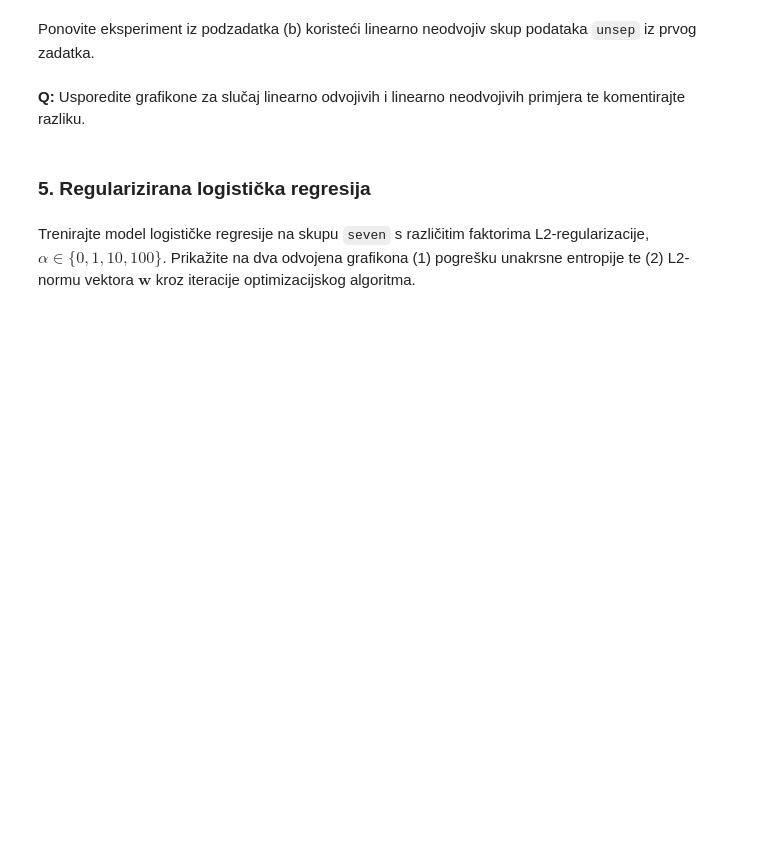
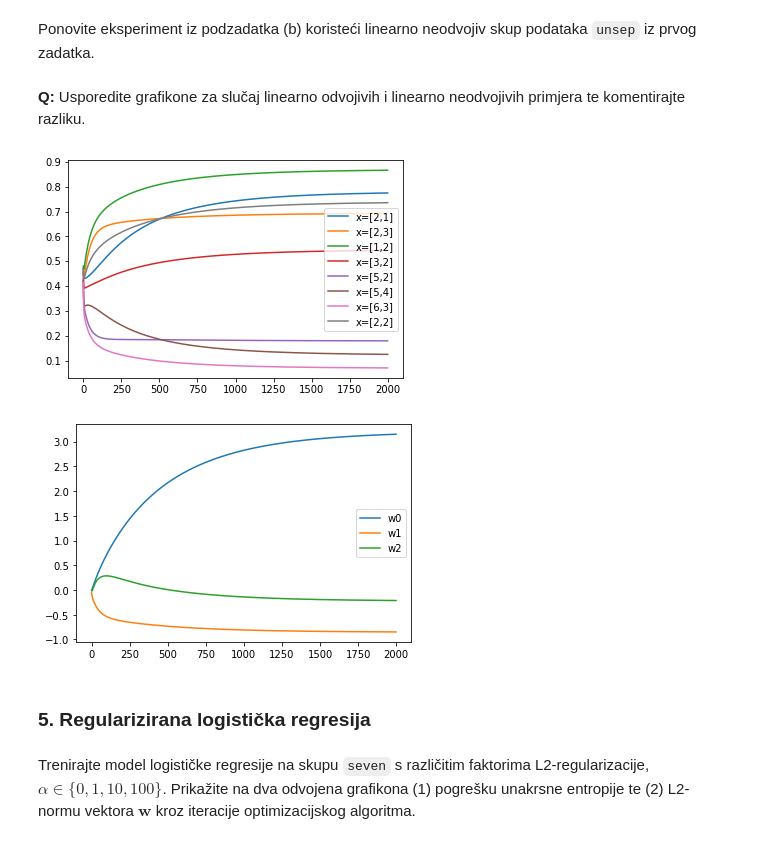
Before and after one commit to mislavivancic/machine-learning-homeworks, a Jupyter notebook: Lab2/SU-2019-LAB02-LDM-LR.ipynb, the cells around one changed output. Drawn from its saved outputs; the diff is of its cells as text; code cells hidden in the pictures; blank space fills up the shorter version.

```diff
--- a/Lab2/SU-2019-LAB02-LDM-LR.ipynb
+++ b/Lab2/SU-2019-LAB02-LDM-LR.ipynb
@@ -403,3 +471,65 @@ Ponovite eksperiment iz podzadatka (b) koristeći linearno neodvojiv skup podata
+# %%
+# Vaš kôd ovdje
+
+classifier = LogisticRegression(solver='lbfgs',max_iter=2000)
+classifier.fit(unsep_X,unsep_y)
+
+
+seven_X_transformed = PolynomialFeatures(1).fit_transform(unsep_X)
+weights, all_w = lr_train(unsep_X,unsep_y,alpha=1,trace=True)
+h0 = []
+h1 = []
+h2 = []
+h3 = []
+h4 = []
+h5 = []
+h6 = []
+h7 = []
+
+
+w0s = []
+w1s = []
+w2s = []
+
+
+for w in all_w:
+    h = np.dot(w,np.transpose(seven_X_transformed))
+    h0.append(sigm(h[0]))
+    h1.append(sigm(h[1]))
+    h2.append(sigm(h[2]))
+    h3.append(sigm(h[3]))
+    h4.append(sigm(h[4]))
+    h5.append(sigm(h[5]))
+    h6.append(sigm(h[6]))
+    h7.append(sigm(h[7]))
+
+
+    w0s.append(w[0])
+    w1s.append(w[1])
+    w2s.append(w[2])
+
+
+plt.plot(x_axis,h0,label="x=[2,1]")
+plt.plot(x_axis,h1,label="x=[2,3]")
+plt.plot(x_axis,h2,label="x=[1,2]")
+plt.plot(x_axis,h3,label="x=[3,2]")
+plt.plot(x_axis,h4,label="x=[5,2]")
+plt.plot(x_axis,h5,label="x=[5,4]")
+plt.plot(x_axis,h6,label="x=[6,3]")
+plt.plot(x_axis,h7,label="x=[2,2]")
+
+plt.legend(loc="right")
+plt.show()
+
+
+plt.plot(x_axis,w0s,label="w0")
+plt.plot(x_axis,w1s,label="w1")
+plt.plot(x_axis,w2s,label="w2")
+plt.legend(loc="right")
+plt.show()
+# %% [output]
+[figure, added]
+[figure, added]
 # %% [markdown]
 ### 5. Regularizirana logistička regresija
 # %% [markdown]
```
Also changed, not shown: parts of 9 cells of this notebook.
